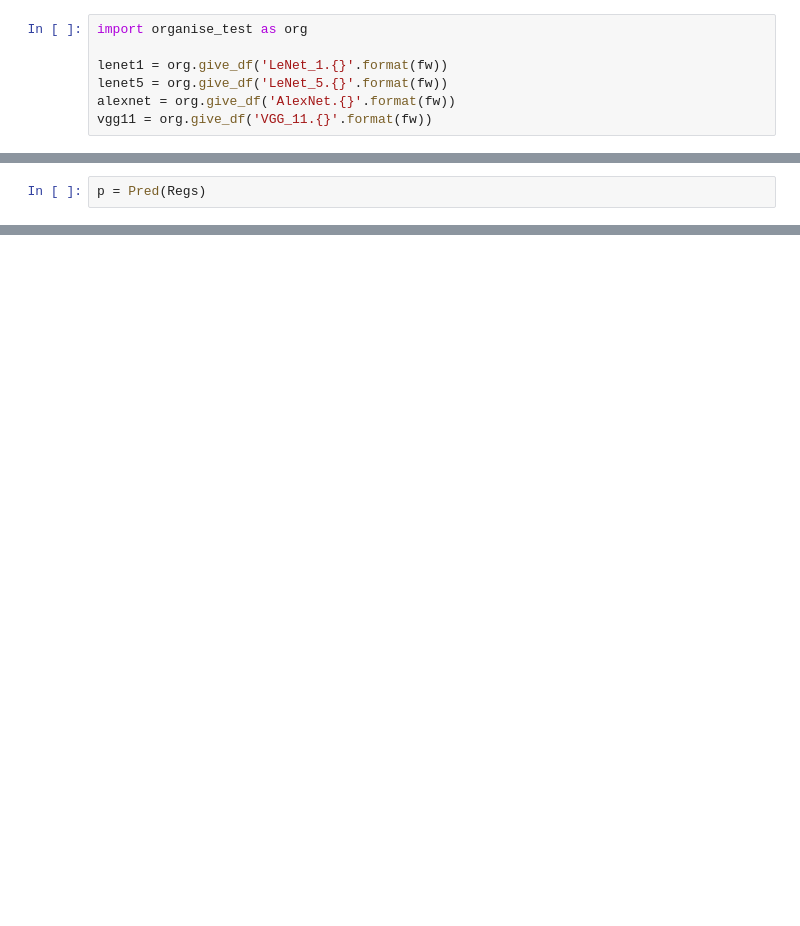
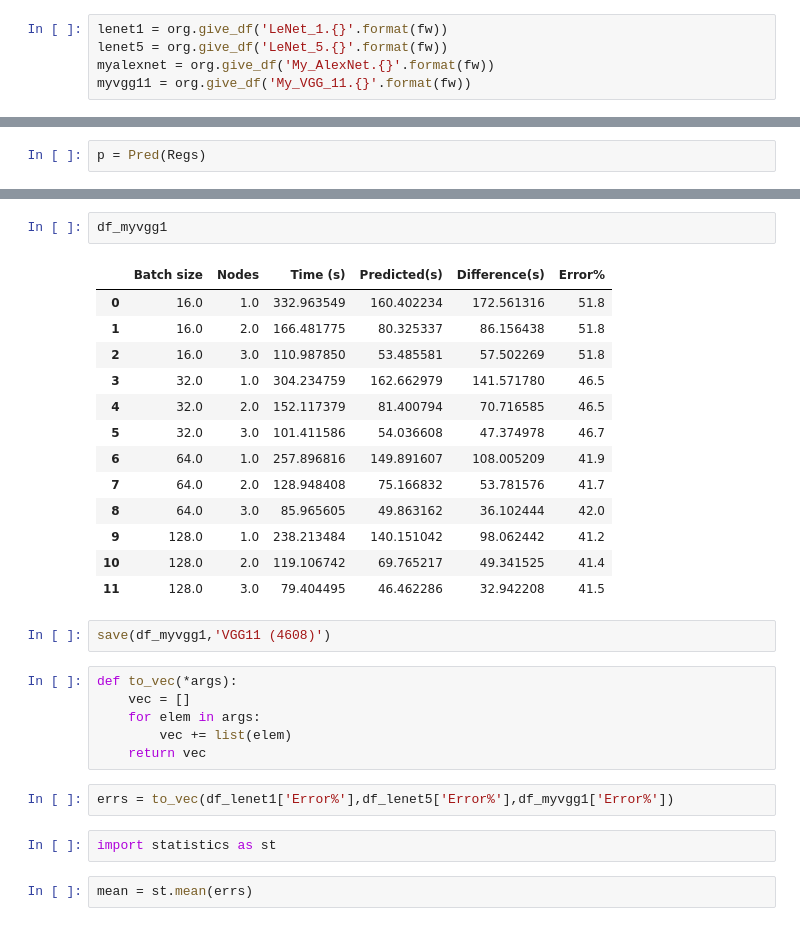
Before and after one commit to vlamprinidis/NN_prediction, a Jupyter notebook: predict.ipynb, the cells around one changed output, grey strips where cells are left out. Drawn from its saved outputs; the diff is of its cells as text; blank space fills up the shorter version.

```diff
--- a/predict.ipynb
+++ b/predict.ipynb
@@ -5,10 +11,8 @@ fw = fws[0]
 # %%
-import organise_test as org
-
 lenet1 = org.give_df('LeNet_1.{}'.format(fw))
 lenet5 = org.give_df('LeNet_5.{}'.format(fw))
-alexnet = org.give_df('AlexNet.{}'.format(fw))
-vgg11 = org.give_df('VGG_11.{}'.format(fw))
+myalexnet = org.give_df('My_AlexNet.{}'.format(fw))
+myvgg11 = org.give_df('My_VGG_11.{}'.format(fw))
 # %%
 import sys
 sys.path.append('../')
@@ -55,0 +150,30 @@ p.create(alexnet,tm.AlexNet)
+# %%
+df_myvgg1
+# %% [output]
+|  | Batch size | Nodes | Time (s) | Predicted(s) | Difference(s) | Error% |
+| 0 | 16.0 | 1.0 | 332.963549 | 160.402234 | 172.561316 | 51.8 |
+| 1 | 16.0 | 2.0 | 166.481775 | 80.325337 | 86.156438 | 51.8 |
+| 2 | 16.0 | 3.0 | 110.987850 | 53.485581 | 57.502269 | 51.8 |
+| 3 | 32.0 | 1.0 | 304.234759 | 162.662979 | 141.571780 | 46.5 |
+| 4 | 32.0 | 2.0 | 152.117379 | 81.400794 | 70.716585 | 46.5 |
+| 5 | 32.0 | 3.0 | 101.411586 | 54.036608 | 47.374978 | 46.7 |
+| 6 | 64.0 | 1.0 | 257.896816 | 149.891607 | 108.005209 | 41.9 |
+| 7 | 64.0 | 2.0 | 128.948408 | 75.166832 | 53.781576 | 41.7 |
+| 8 | 64.0 | 3.0 | 85.965605 | 49.863162 | 36.102444 | 42.0 |
+| 9 | 128.0 | 1.0 | 238.213484 | 140.151042 | 98.062442 | 41.2 |
+| 10 | 128.0 | 2.0 | 119.106742 | 69.765217 | 49.341525 | 41.4 |
+| 11 | 128.0 | 3.0 | 79.404495 | 46.462286 | 32.942208 | 41.5 |
+# %%
+save(df_myvgg1,'VGG11 (4608)')
+# %%
+def to_vec(*args):
+    vec = []
+    for elem in args:
+        vec += list(elem)
+    return vec
+# %%
+errs = to_vec(df_lenet1['Error%'],df_lenet5['Error%'],df_myvgg1['Error%'])
+# %%
+import statistics as st
+# %%
+mean = st.mean(errs)
```
Also changed, not shown: parts of 22 cells of this notebook, 5 other files.
